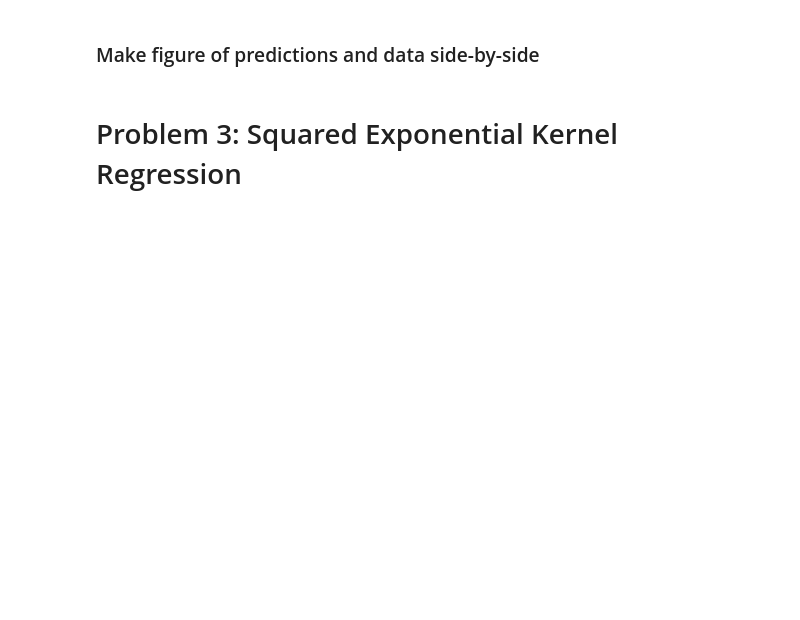
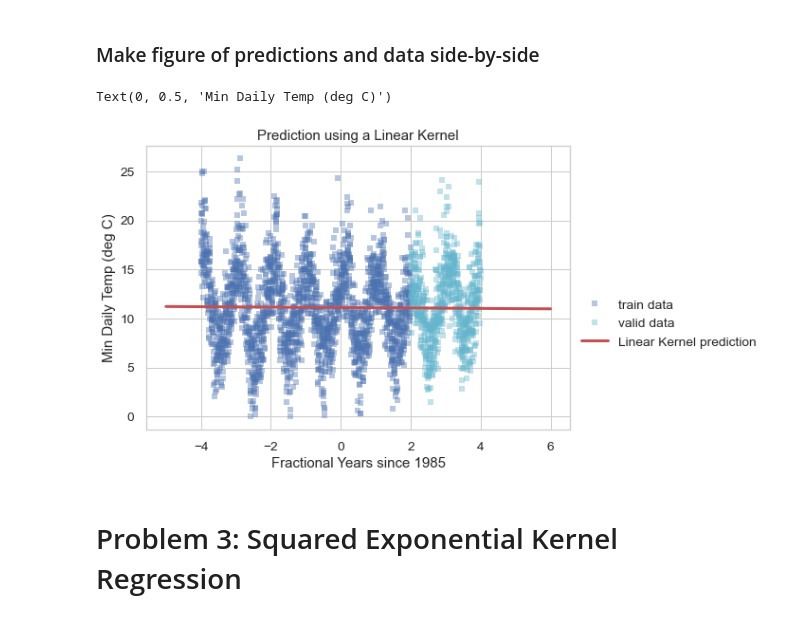
Before and after one commit to brawnerquan/comp135-20f-assignments, a Jupyter notebook: hw5/hw5.ipynb, the cells around one changed output. Saved outputs shown, nothing was run; the diff lists cells and outputs as text; code cells hidden in the pictures; blank space fills up the shorter version.

```diff
--- a/hw5/hw5.ipynb
+++ b/hw5/hw5.ipynb
@@ -35,7 +35,7 @@ sns.set('notebook', font_scale=1.25, style='whitegrid')
 # %% [markdown]
 Make sure you have downloaded the CSV files in the `data_melbourne_daily_min_temp` folder
 # %%
-DATA_DIR = os.path.join("../data_melbourne_daily_min_temp/") # TODO fix me
+DATA_DIR = os.path.join("data_melbourne_daily_min_temp") # TODO fix me
 # %%
 data_trByYear_df = pd.read_csv(os.path.join(DATA_DIR, 'data_train_ByYear.csv'))
 # %%
@@ -179,7 +232,7 @@ Make sure you use:
 # %%
 # Package up into a sklearn GridSearch object
 
-klr_grid_searcher = sklearn.model_selection.GridSearchCV() # TODO fixme
+klr_grid_searcher = sklearn.model_selection.GridSearchCV(klr, klr_param_grid_by_name, scoring='neg_mean_absolute_error', cv=my_ByYear_splitter) # TODO fixme
 # %% [markdown]
 ### Run the grid search
 # %%
@@ -199,0 +253,3 @@ best_alpha = None; # TODO
+# %%
+print(klr_grid_searcher.best_params_)
+best_alpha = 100000
@@ -213,3 +277,4 @@ best_klr = sklearn.pipeline.Pipeline([
 #### TODO fit model with the best hyperparameters
 # %%
 best_klr # TODO call fit on ALL development data (train + valid)
+best_klr.fit(x_all_ByYear_L1, y_all_ByYear_L)
@@ -218,19 +294,25 @@ best_klr # TODO call fit on ALL development data (train + valid)
 # %%
 plt.plot(x_trByYear_N1, y_trByYear_N, 'bs', alpha=0.4, label='train data');
 plt.plot(x_vaByYear_T1, y_vaByYear_T, 'cs', alpha=0.4, label='valid data');
 
 L = 101
 xgrid_L1 = np.linspace(-5, 6, L).reshape((L,1))
 
 # TODO compute the predictions of the linear kernel regressor
-yhat_L = xgrid_L1 # TODO fixme
+yhat_L = best_klr.predict(xgrid_L1) # TODO fixme
 
 # TODO Plot your predictions
 plt.plot(xgrid_L1, yhat_L, 'r-', linewidth=3, label='Linear Kernel prediction');
 
 plt.legend(bbox_to_anchor=(1.0, 0.5));
+plt.title("Prediction using a Linear Kernel")
+plt.xlabel("Fractional Years since 1985")
+plt.ylabel("Min Daily Temp (deg C)")
 
 # TODO don't forget your axis labels and title for this figure
+# %% [output]
+Text(0, 0.5, 'Min Daily Temp (deg C)')
+[figure, added]
 # %% [markdown]
 # Problem 3: Squared Exponential Kernel Regression
 # %%
```
Also changed, not shown: parts of 30 cells of this notebook, 3 other files.
